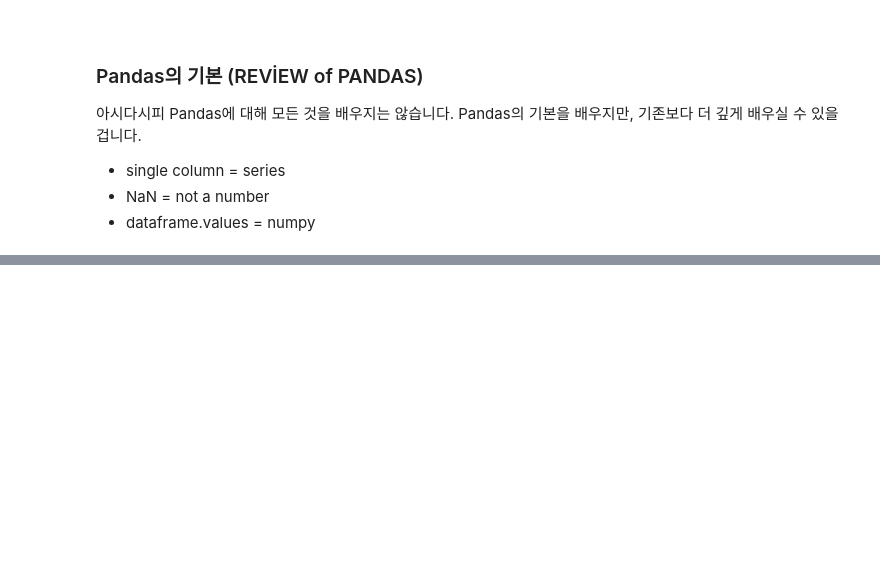
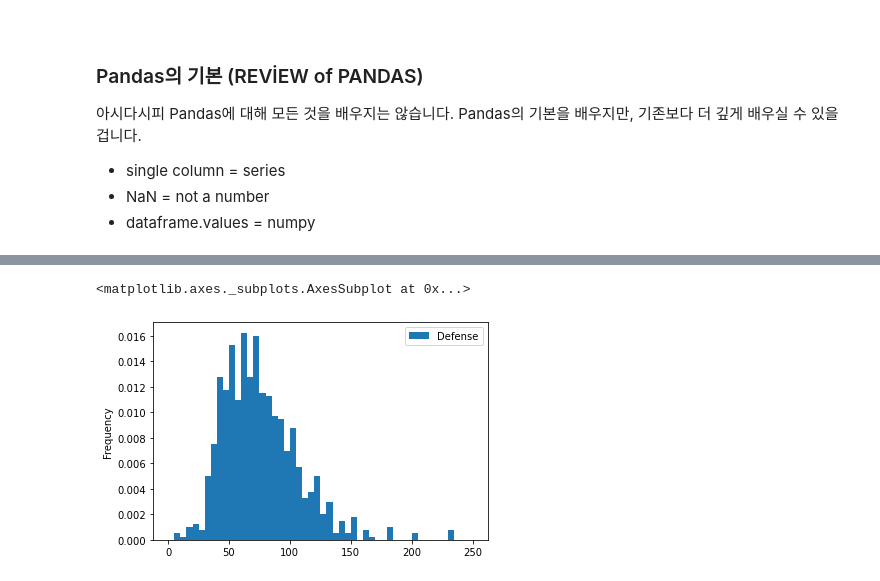
Before and after one commit to chameleon001/start_beginner_kaggle, a Jupyter notebook: transcription/Data_ScienceTutorial_for_Beginners.ipynb, the cells around one changed output, grey strips where cells are left out. Cells and saved outputs as stored; diff of their text form; code cells hidden in the pictures; blank space fills up the shorter version.

```diff
--- a/transcription/Data_ScienceTutorial_for_Beginners.ipynb
+++ b/transcription/Data_ScienceTutorial_for_Beginners.ipynb
@@ -1096,0 +1160,7 @@ assert  data['Type 2'].notnull().all() # nan value가 없으므로 아무것도
+# %%
+# hist plot
+data1.plot(kind = "hist",y = "Defense",bins = 50,range= (0,250), density = True)
+# data1.plot(kind = "hist",y = "Defense",bins = 50,range= (0,250),normed = True) * 원본에서는 normed = True 이지만 현재 사용하는 matplot에서는 normed 가 density로 바뀌었다. 참조 : https://matplotlib.org/api/_as_gen/matplotlib.pyplot.hist.html?highlight=hist#matplotlib.pyplot.hist
+# %% [output]
+<matplotlib.axes._subplots.AxesSubplot at 0x...>
+[figure, added]
```
Also changed, not shown: parts of 26 cells of this notebook, 1 other file.
